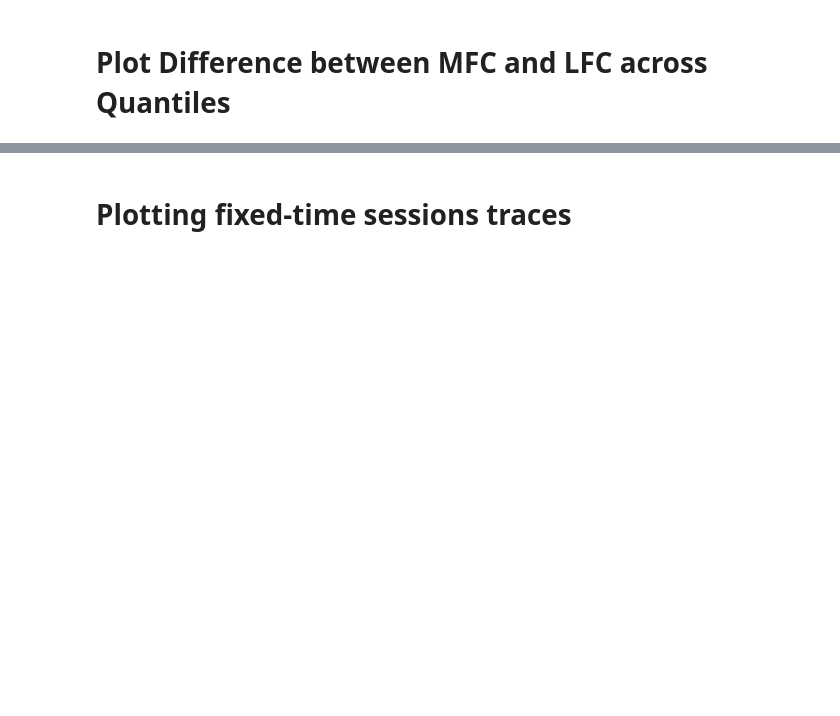
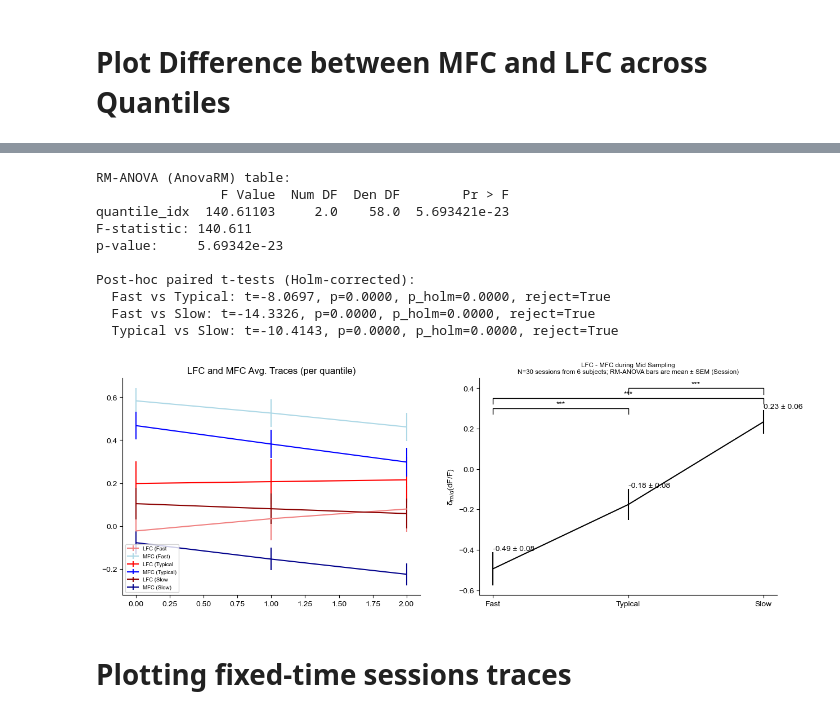
Before and after one commit to oraby/paper_fast_slow, a Jupyter notebook: code/widefield.ipynb, the cells around one changed output, grey strips where cells are left out. Drawn from its saved outputs; the diff is of its cells as text; code cells hidden in the pictures; blank space fills up the shorter version.

```diff
--- a/code/widefield.ipynb
+++ b/code/widefield.ipynb
@@ -971,0 +682,11 @@ Post-hoc paired t-tests (Holm-corrected):
+# %%
+if MFC_LFC_MAP:
+    movement_mean_activity_df = getTrialsMeanActivity(
+                                    df_sampling_end_fixed_all_q_unified.copy(),
+                                    include_raw=True)
+# %%
+if MFC_LFC_MAP:
+    plotMFCLFCQuantiles(movement_mean_activity_df, groupby_by="Session",
+                        anchor=SamplingAnchor.END,
+                        save_figs=global_save_figs,
+                        fig_save_prefix=fig_save_prefix)
@@ -972,3 +711,31 @@ Post-hoc paired t-tests (Holm-corrected):
+# %%
+%%capture
+if MFC_LFC_MAP:
+    df_sampling_mid_all_q_unified = alignSamplingAnchor(df_rt.copy(),
+                                                        SamplingAnchor.MID)
+# %%
+if MFC_LFC_MAP:
+    mid_sampling_mean_activity_df = getTrialsMeanActivity(
+                                        df_sampling_mid_all_q_unified.copy(),
+                                        include_raw=True)
+# %%
+if MFC_LFC_MAP:
+    plotMFCLFCQuantiles(mid_sampling_mean_activity_df, groupby_by="Session",
+                        anchor=SamplingAnchor.MID,
+                        save_figs=global_save_figs,
+                        fig_save_prefix=fig_save_prefix)
+# %% [output]
+RM-ANOVA (AnovaRM) table:
+                F Value  Num DF  Den DF        Pr > F
+quantile_idx  140.61103     2.0    58.0  5.693421e-23
+F-statistic: 140.611
+p-value:     5.69342e-23
+
+Post-hoc paired t-tests (Holm-corrected):
+  Fast vs Typical: t=-8.0697, p=0.0000, p_holm=0.0000, reject=True
+  Fast vs Slow: t=-14.3326, p=0.0000, p_holm=0.0000, reject=True
+  Typical vs Slow: t=-10.4143, p=0.0000, p_holm=0.0000, reject=True
+[figure, added]
 # %% [markdown]
 # Plotting fixed-time sessions traces
 # %%
```
Also changed, not shown: parts of 11 cells of this notebook, 3 other files.
